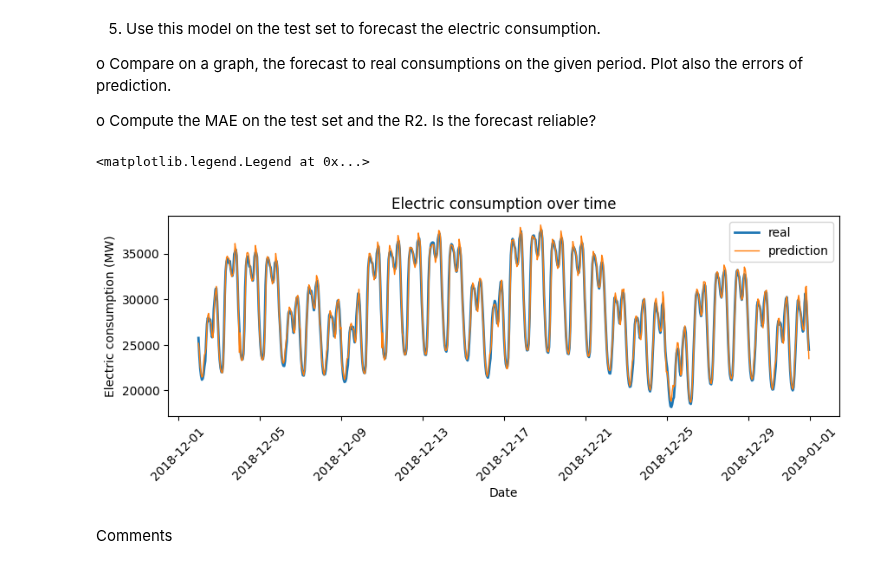
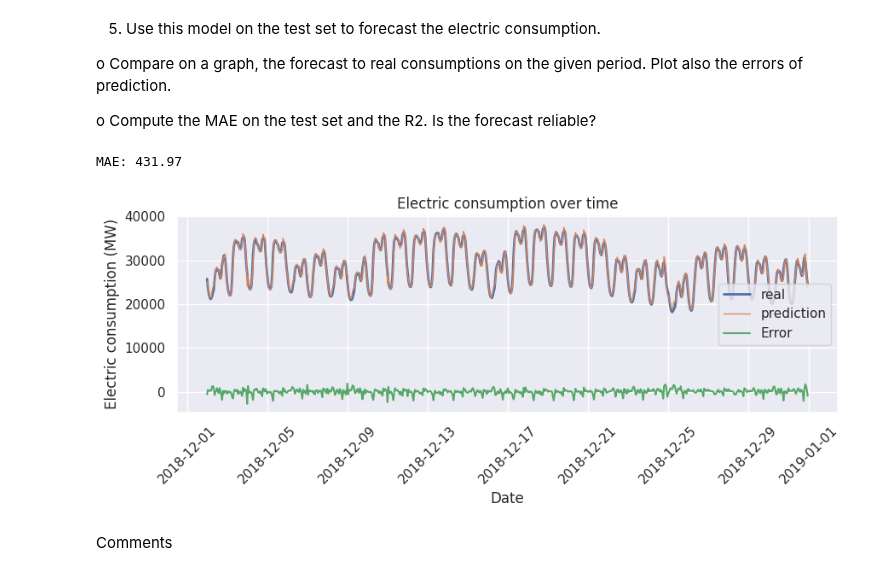
Before and after one commit to Emilevillette/LEPL1109-Hackatons, a Jupyter notebook: Hackaton 2/hackathon2_without_code.ipynb, the cells around one changed output. Cells and saved outputs as stored; diff of their text form; code cells hidden in the pictures.

```diff
--- a/Hackaton 2/hackathon2_without_code.ipynb
+++ b/Hackaton 2/hackathon2_without_code.ipynb
@@ -52,6 +52,7 @@ from scipy import stats
 import statsmodels.api as sm
 import seaborn as sns
 from sklearn.metrics import mean_absolute_error as mae
+sns.set()
 # %% [markdown]
 ---
 1) Report useful statistics for each variables (mean, std, heatmap of correlations,...)
@@ -212,15 +213,17 @@ o	Compute the MAE on the test set and the R2. Is the forecast reliable?
 # %%
 plt.figure(figsize=(10, 3))
 plt.xticks(rotation=45)
 plt.title('Electric consumption over time')
 plt.xlabel('Date')
 plt.ylabel('Electric consumption (MW)')
 plt.plot(validation_set['DateWithHour'], y_test, lw=2, label='real')
 plt.plot(validation_set['DateWithHour'], p_test, lw=1, label='prediction')
-plt.legend()
+plt.plot(validation_set['DateWithHour'], p_test-y_test, label='Error')
+plt.legend(loc='right')
+print(f"MAE: {mae(y_test, p_test):.2f}")
 # %% [output]
-<matplotlib.legend.Legend at 0x...>
+MAE: 431.97
-[figure, old version]
+[figure, new version]
 # %% [markdown]
 Comments
 # %% [markdown]
```
Also changed, not shown: parts of 4 cells of this notebook.
